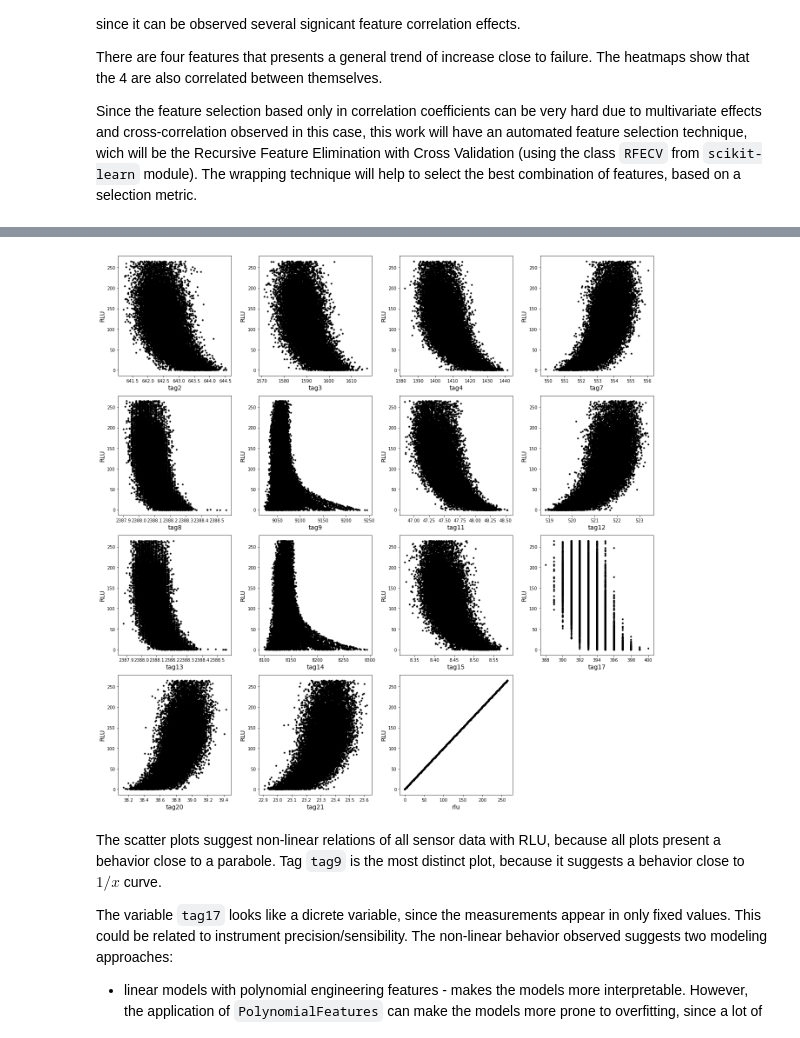
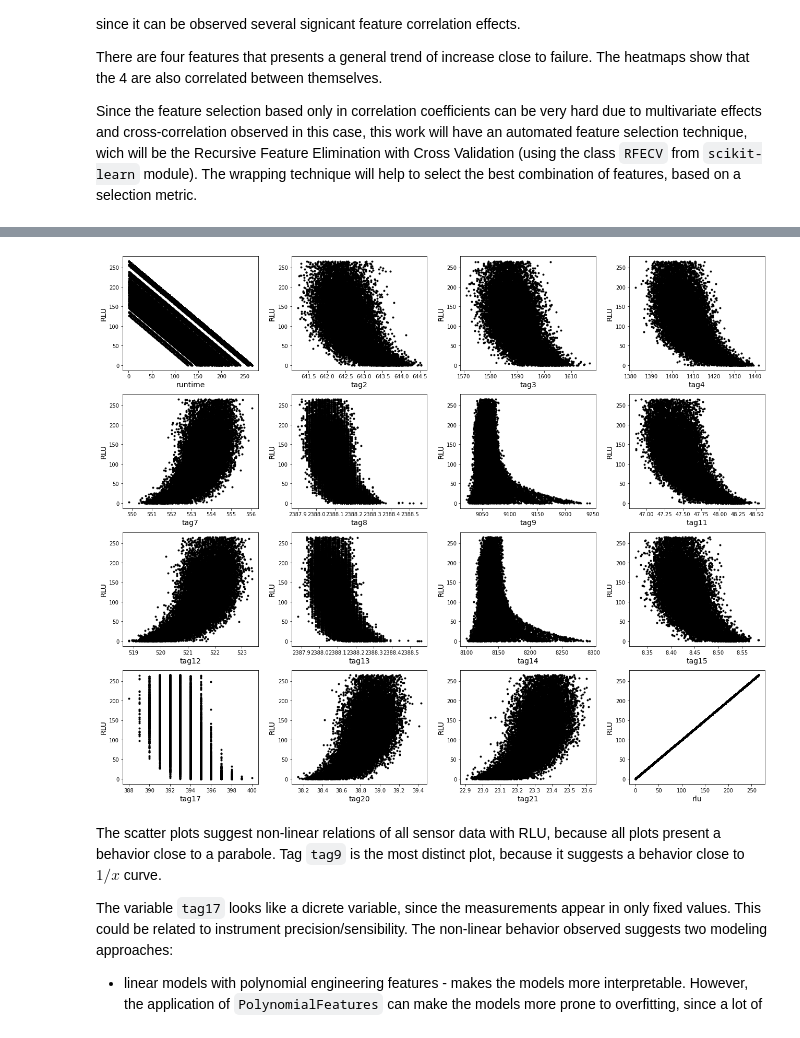
Before and after one commit to IAugustoMZ/predictive_maintenance_case, a Jupyter notebook: analysis/2_exploratory_data_analysis/2_regression_eda.ipynb, the cells around one changed output, grey strips where cells are left out. Drawn from its saved outputs; the diff is of its cells as text; code cells hidden in the pictures.

```diff
--- a/analysis/2_exploratory_data_analysis/2_regression_eda.ipynb
+++ b/analysis/2_exploratory_data_analysis/2_regression_eda.ipynb
@@ -51,9 +51,9 @@ data.head()
 # make the histograms
 fig = plt.figure(figsize=(18,18))
 
-for i in range(1, 25):
+for i in range(1, 26):
 
-    ax = fig.add_subplot(6, 4, i)
+    ax = fig.add_subplot(7, 4, i)
     ax.hist(data_x.iloc[:,i-1], alpha=0.4)
     ax.set_xlabel(data_x.columns[i-1])
 
@@ -120,9 +120,9 @@ data_x = data.drop(['rlu'], axis=1)
 
 # iterate for all feature columns and plot boxplot
 fig = plt.figure(figsize=(18,18))
-for i in range(1, 17):
+for i in range(1, 18):
 
-    ax = fig.add_subplot(4, 4, i)
+    ax = fig.add_subplot(5, 4, i)
     ax.boxplot(data_x.iloc[:, i-1], vert=False)
     ax.set_xlabel(data_x.columns[i-1])
 
@@ -176,18 +176,18 @@ data.head()
 # %%
 # checking the type of correlations with RLU
 fig = plt.figure(figsize=(18,18))
 
-for i in range(1, 16):
+for i in range(1, 17):
 
-    ax = fig.add_subplot(4, 4, i)
+    ax = fig.add_subplot(5, 4, i)
     ax.scatter(x=data.iloc[:, i-1], y=data['rlu'], marker='.', color='k')
     ax.set_xlabel(data.columns[i-1], size=14)
     ax.set_ylabel('RLU', size=14)
 
 plt.tight_layout()
 plt.show()
 # %% [output]
-[figure, old version]
+[figure, new version]
 # %% [markdown]
 The scatter plots suggest non-linear relations of all sensor data with RLU, because all plots present a behavior close to a parabole. Tag `tag9` is the most distinct plot, because it suggests a behavior close to $1/x$ curve.
 
```
Also changed, not shown: parts of 7 cells of this notebook, 11 other files.
